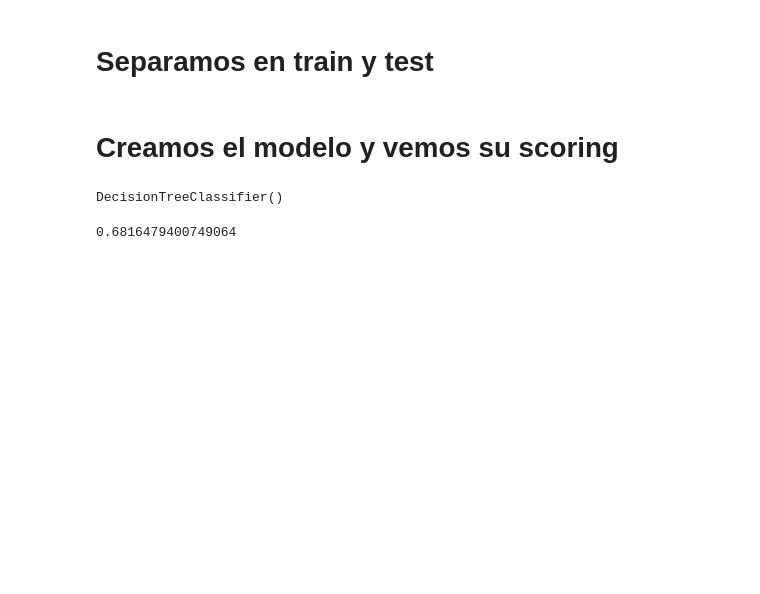
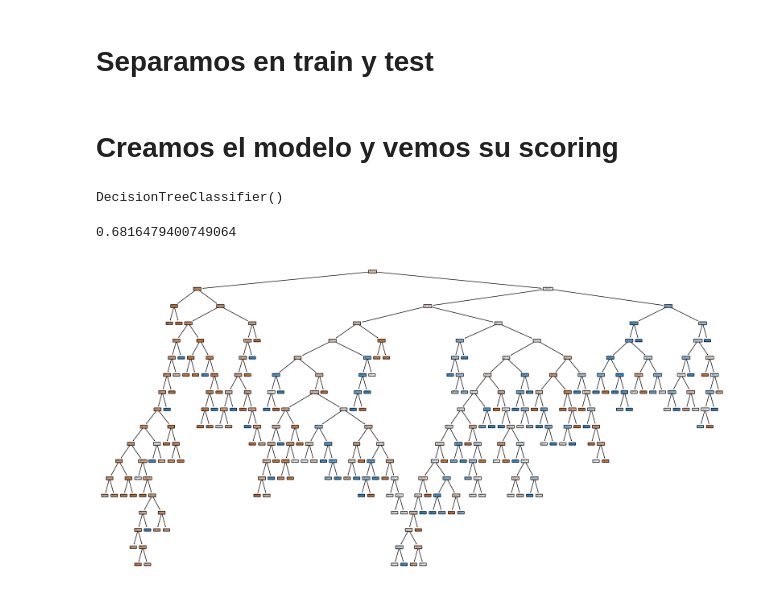
Before and after one commit to ramonmorillx/machine_learning_supervisado, a Jupyter notebook: notebooks/01_DecisionTree_Titanic.ipynb, the cells around one changed output. Cells and saved outputs as stored; diff of their text form; code cells hidden in the pictures; blank space fills up the shorter version.

Commit message:
visualización de árbol

```diff
--- a/notebooks/01_DecisionTree_Titanic.ipynb
+++ b/notebooks/01_DecisionTree_Titanic.ipynb
@@ -53,3 +53,21 @@ DecisionTreeClassifier()
 print(dec_tree.score(test_x, test_y))
 # %% [output]
 0.6816479400749064
+# %%
+from sklearn.tree import plot_tree
+import matplotlib.pyplot as plt
+
+plt.figure(figsize=(20, 10))  # Tamaño de la figura
+
+# Visualización del árbol de decisión
+plot_tree(
+    dec_tree,
+    filled=True,        # Colores para diferenciar las clases
+    feature_names=titanic.columns,  # Nombres de las características (columnas del dataframe)
+    class_names=["Clase 0", "Clase 1"],  # Etiquetas de las clases
+    rounded=True,       # Bordes redondeados para un mejor estilo
+)
+
+plt.show()
+# %% [output]
+[figure, added]
```
